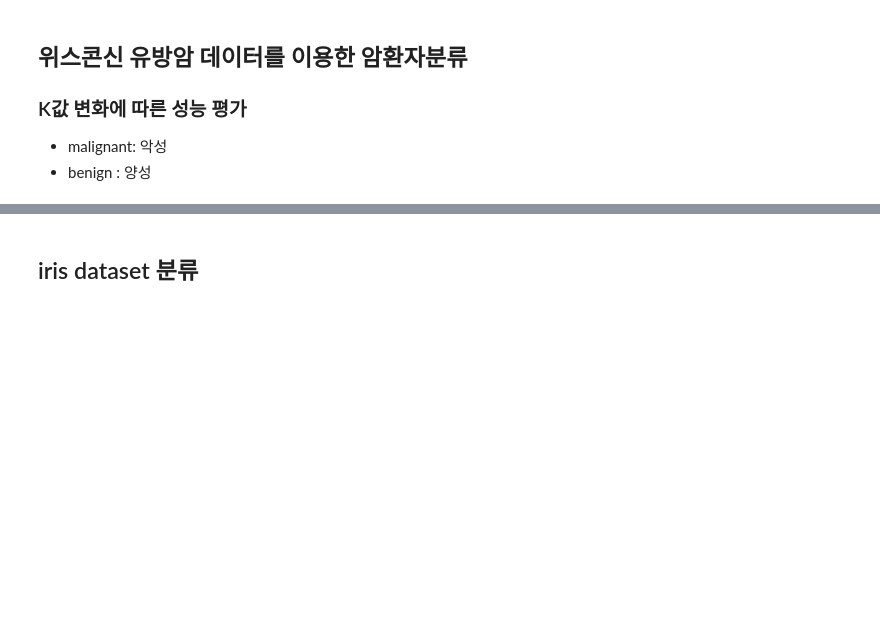
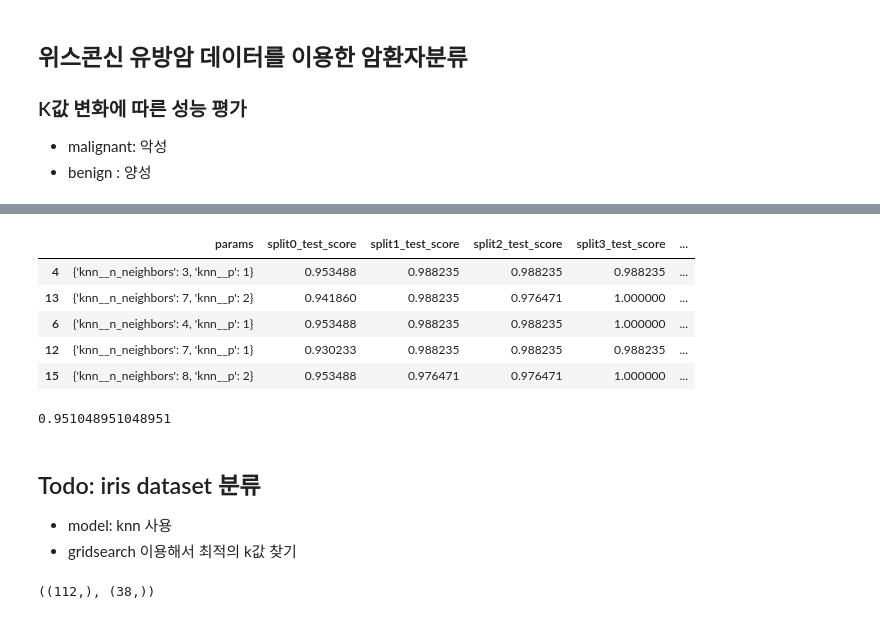
Before and after one commit to purple-cabbage0030/class_review, a Jupyter notebook: 11.MachineLearning/07_지도학습_최근접이웃.ipynb, the cells around one changed output, grey strips where cells are left out. Drawn from its saved outputs; the diff is of its cells as text; code cells hidden in the pictures; blank space fills up the shorter version.

```diff
--- a/11.MachineLearning/07_지도학습_최근접이웃.ipynb
+++ b/11.MachineLearning/07_지도학습_최근접이웃.ipynb
@@ -54,0 +136,19 @@ $$
+# %%
+# Pipeline : scaler -> knn모델
+from sklearn.model_selection import GridSearchCV
+from sklearn.pipeline import Pipeline
+
+order = [
+    ('scaler', MinMaxScaler()),
+    ('knn', KNeighborsClassifier())
+]
+pl = Pipeline(order, verbose=True)
+
+# GridSearchCV
+param = {
+    "knn__n_neighbors":range(1,11),
+    "knn__p":[1,2]   # 1: 맨하탄거리, 2: 유클리디안거리
+}
+gs = GridSearchCV(pl, param, scoring='accuracy', cv=5, n_jobs=-1)
+
+gs.fit(X_train, y_train)
@@ -55,2 +165,27 @@ $$
+# %%
+result_df = pd.DataFrame(gs.cv_results_)
+result_df[result_df.columns[6:]].sort_values('rank_test_score').head()
+# %% [output]
+|  | params | split0_test_score | split1_test_score | split2_test_score | split3_test_score | ... |
+| 4 | {'knn__n_neighbors': 3, 'knn__p': 1} | 0.953488 | 0.988235 | 0.988235 | 0.988235 | ... |
+| 13 | {'knn__n_neighbors': 7, 'knn__p': 2} | 0.941860 | 0.988235 | 0.976471 | 1.000000 | ... |
+| 6 | {'knn__n_neighbors': 4, 'knn__p': 1} | 0.953488 | 0.988235 | 0.988235 | 1.000000 | ... |
+| 12 | {'knn__n_neighbors': 7, 'knn__p': 1} | 0.930233 | 0.988235 | 0.988235 | 0.988235 | ... |
+| 15 | {'knn__n_neighbors': 8, 'knn__p': 2} | 0.953488 | 0.976471 | 0.976471 | 1.000000 | ... |
+# %%
+best_model = gs.best_estimator_
+accuracy_score(y_test, best_model.predict(X_test))
+# %% [output]
+0.951048951048951
 # %% [markdown]
-## iris dataset 분류
+## Todo: iris dataset 분류
+- model: knn 사용
+- gridsearch 이용해서 최적의 k값 찾기
+# %%
+from sklearn.datasets import load_iris
+
+X, y = load_iris(return_X_y=True)
+X_train, X_test, y_train, y_test = train_test_split(X, y, stratify=y, random_state=0)
+y_train.shape, y_test.shape
+# %% [output]
+((112,), (38,))
```
Also changed, not shown: parts of 18 cells of this notebook.
